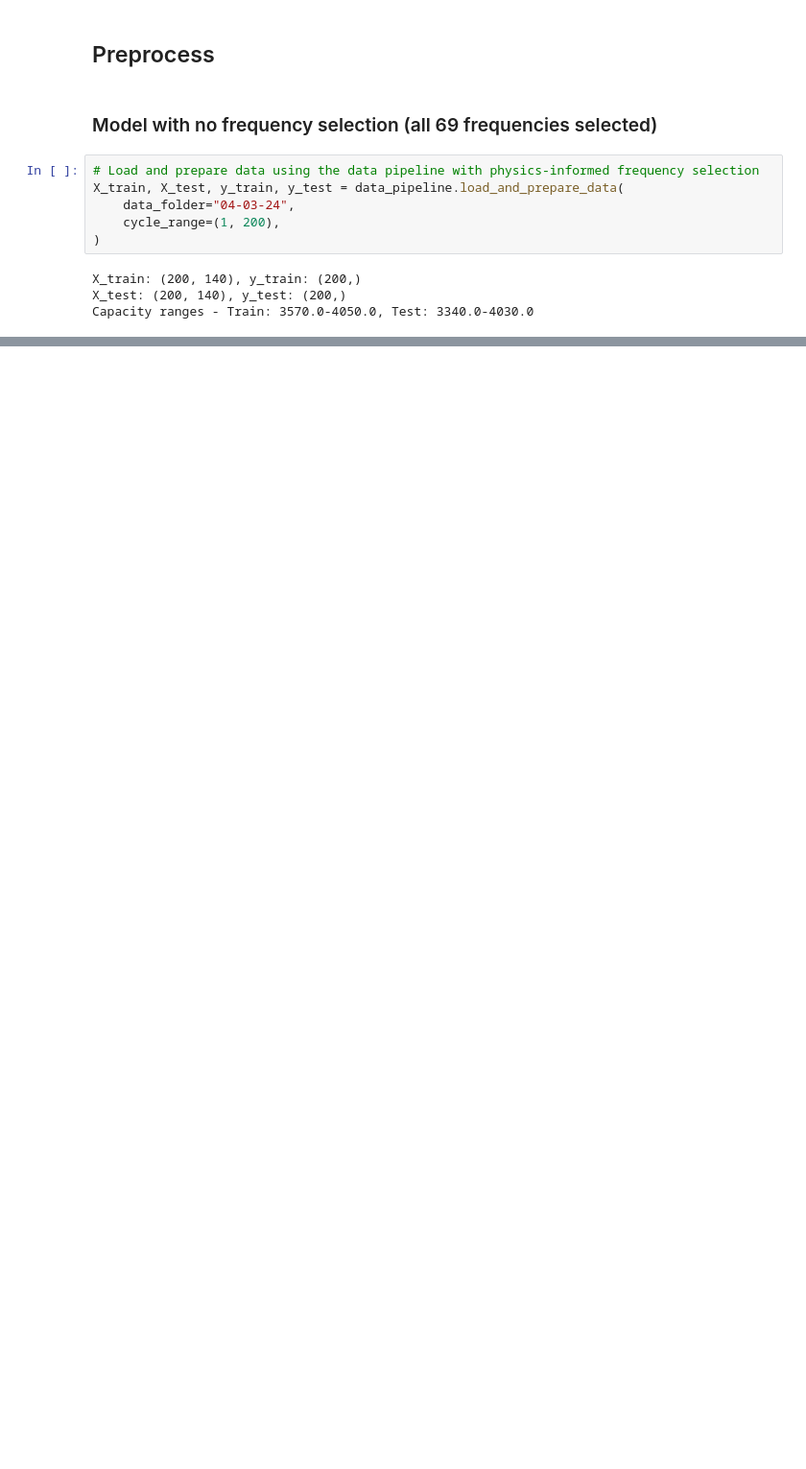
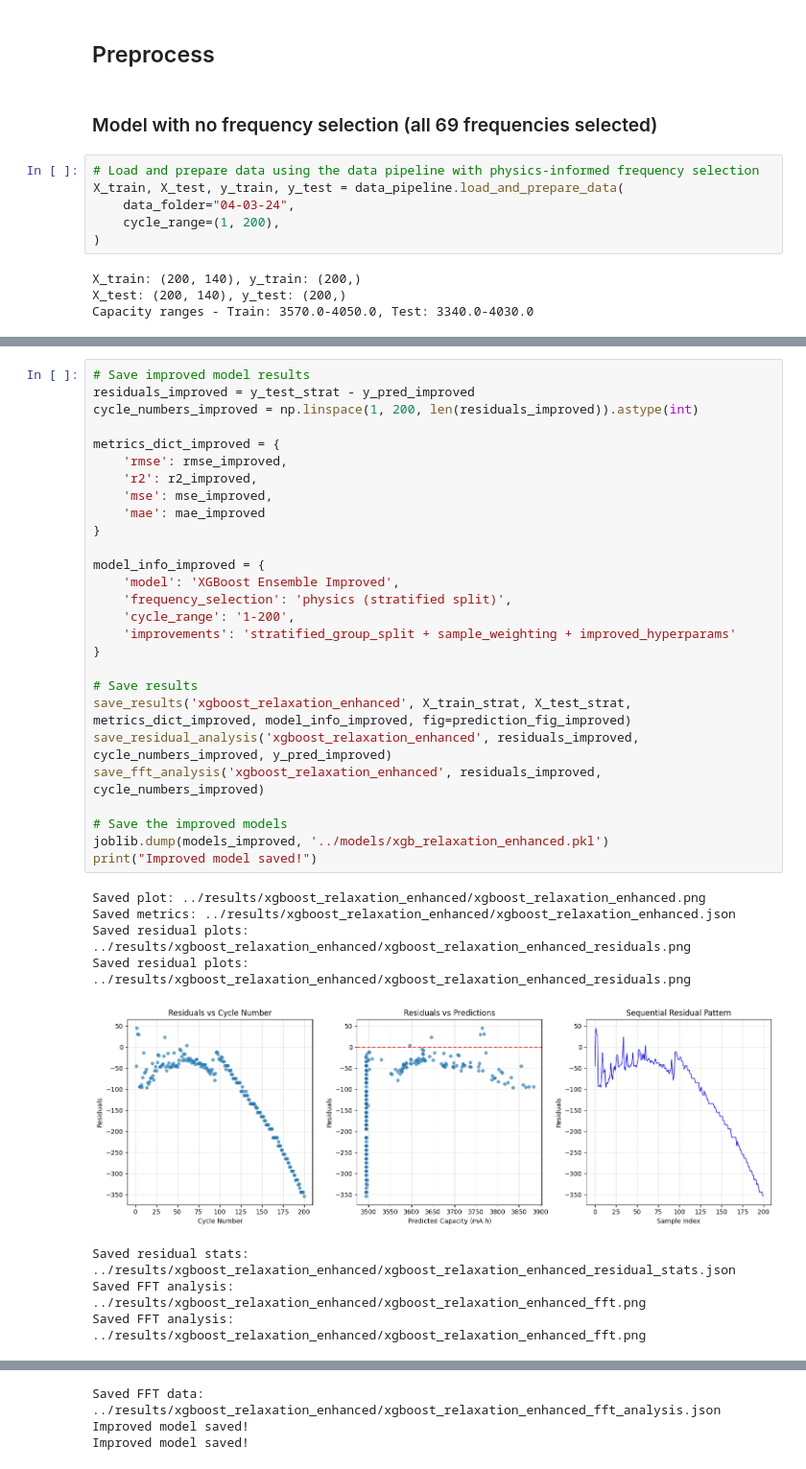
Before and after one commit to NithinJakrebet/eis-ml, a Jupyter notebook: notebooks/gradient_boosting.ipynb, the cells around one changed output, grey strips where cells are left out. Shown at 96% size. Saved outputs shown, nothing was run; the diff lists cells and outputs as text; blank space fills up the shorter version.

```diff
--- a/notebooks/gradient_boosting.ipynb
+++ b/notebooks/gradient_boosting.ipynb
@@ -569,0 +313,36 @@ print(f"   • Trade-off: slight accuracy loss for better robustness")
+# %%
+# Save improved model results
+residuals_improved = y_test_strat - y_pred_improved
+cycle_numbers_improved = np.linspace(1, 200, len(residuals_improved)).astype(int)
+
+metrics_dict_improved = {
+    'rmse': rmse_improved,
+    'r2': r2_improved,
+    'mse': mse_improved,
+    'mae': mae_improved
+}
+
+model_info_improved = {
+    'model': 'XGBoost Ensemble Improved',
+    'frequency_selection': 'physics (stratified split)',
+    'cycle_range': '1-200',
+    'improvements': 'stratified_group_split + sample_weighting + improved_hyperparams'
+}
+
+# Save results
+save_results('xgboost_relaxation_enhanced', X_train_strat, X_test_strat, metrics_dict_improved, model_info_improved, fig=prediction_fig_improved)
+save_residual_analysis('xgboost_relaxation_enhanced', residuals_improved, cycle_numbers_improved, y_pred_improved)
+save_fft_analysis('xgboost_relaxation_enhanced', residuals_improved, cycle_numbers_improved)
+
+# Save the improved models
+joblib.dump(models_improved, '../models/xgb_relaxation_enhanced.pkl')
+print("Improved model saved!")
+# %% [output]
+Saved plot: ../results/xgboost_relaxation_enhanced/xgboost_relaxation_enhanced.png
+Saved metrics: ../results/xgboost_relaxation_enhanced/xgboost_relaxation_enhanced.json
+Saved residual plots: ../results/xgboost_relaxation_enhanced/xgboost_relaxation_enhanced_residuals.png
+Saved residual plots: ../results/xgboost_relaxation_enhanced/xgboost_relaxation_enhanced_residuals.png
+[figure, added]
+Saved residual stats: ../results/xgboost_relaxation_enhanced/xgboost_relaxation_enhanced_residual_stats.json
+Saved FFT analysis: ../results/xgboost_relaxation_enhanced/xgboost_relaxation_enhanced_fft.png
+Saved FFT analysis: ../results/xgboost_relaxation_enhanced/xgboost_relaxation_enhanced_fft.png
@@ -569,0 +350,3 @@ print(f"   • Trade-off: slight accuracy loss for better robustness")
+Saved FFT data: ../results/xgboost_relaxation_enhanced/xgboost_relaxation_enhanced_fft_analysis.json
+Improved model saved!
+Improved model saved!
```
Also changed, not shown: parts of 36 cells of this notebook, 40 other files.
